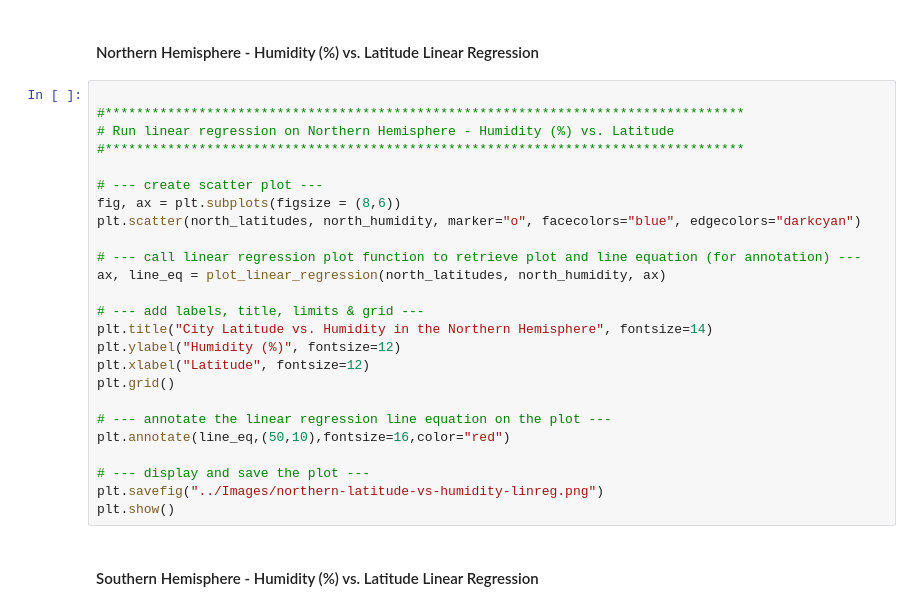
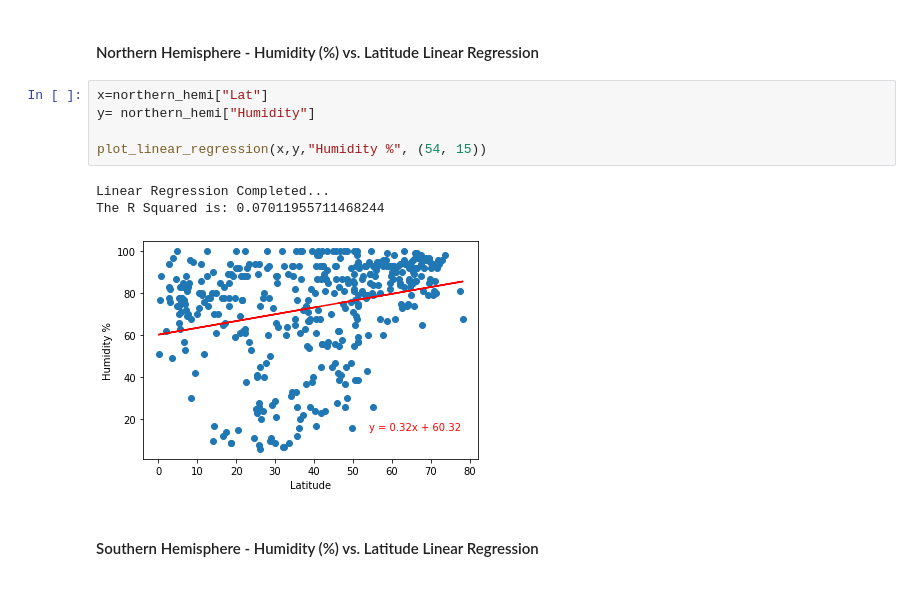
Before and after one commit to Joelcox518/python-api-challenge, a Jupyter notebook: WeatherPy/weatherPy.ipynb, the cells around one changed output. Drawn from its saved outputs; the diff is of its cells as text.

```diff
--- a/WeatherPy/weatherPy.ipynb
+++ b/WeatherPy/weatherPy.ipynb
@@ -374,29 +339,13 @@ plt.show()
 # %% [markdown]
 ####  Northern Hemisphere - Humidity (%) vs. Latitude Linear Regression
-# %%
-
-#**********************************************************************************
-# Run linear regression on Northern Hemisphere - Humidity (%) vs. Latitude
-#**********************************************************************************
-
-# --- create scatter plot ---
-fig, ax = plt.subplots(figsize = (8,6))
-plt.scatter(north_latitudes, north_humidity, marker="o", facecolors="blue", edgecolors="darkcyan")
-
-# --- call linear regression plot function to retrieve plot and line equation (for annotation) ---
-ax, line_eq = plot_linear_regression(north_latitudes, north_humidity, ax)
-
-# --- add labels, title, limits & grid ---
-plt.title("City Latitude vs. Humidity in the Northern Hemisphere", fontsize=14)
-plt.ylabel("Humidity (%)", fontsize=12)
-plt.xlabel("Latitude", fontsize=12)
-plt.grid()
-
-# --- annotate the linear regression line equation on the plot ---
-plt.annotate(line_eq,(50,10),fontsize=16,color="red")
-
-# --- display and save the plot ---
-plt.savefig("../Images/northern-latitude-vs-humidity-linreg.png")
-plt.show()
+# %%
+x=northern_hemi["Lat"]
+y= northern_hemi["Humidity"]
+
+plot_linear_regression(x,y,"Humidity %", (54, 15))
+# %% [output]
+Linear Regression Completed...
+The R Squared is: 0.07011955711468244
+[figure, added]
 # %% [markdown]
 ####  Southern Hemisphere - Humidity (%) vs. Latitude Linear Regression
```
Also changed, not shown: parts of 21 cells of this notebook, 4 other files.
